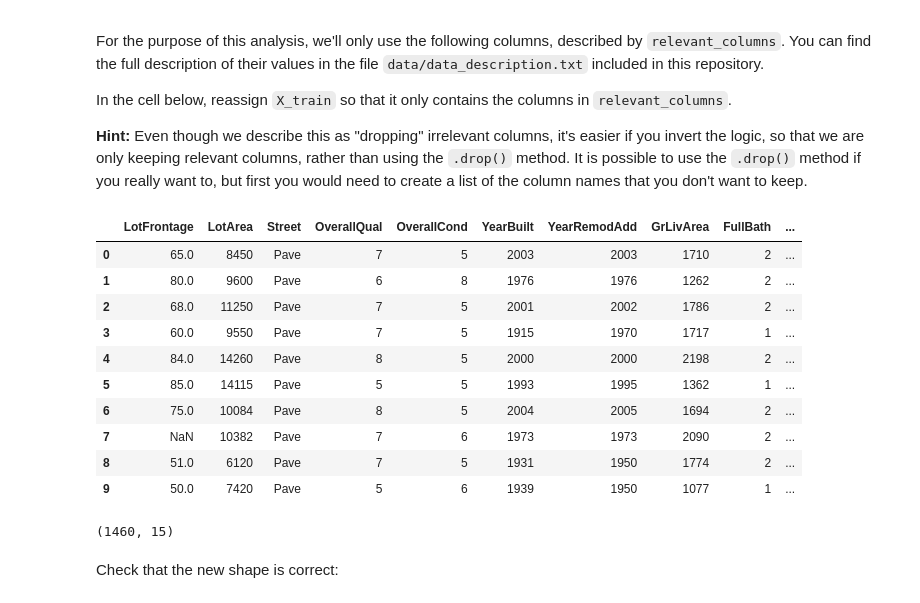
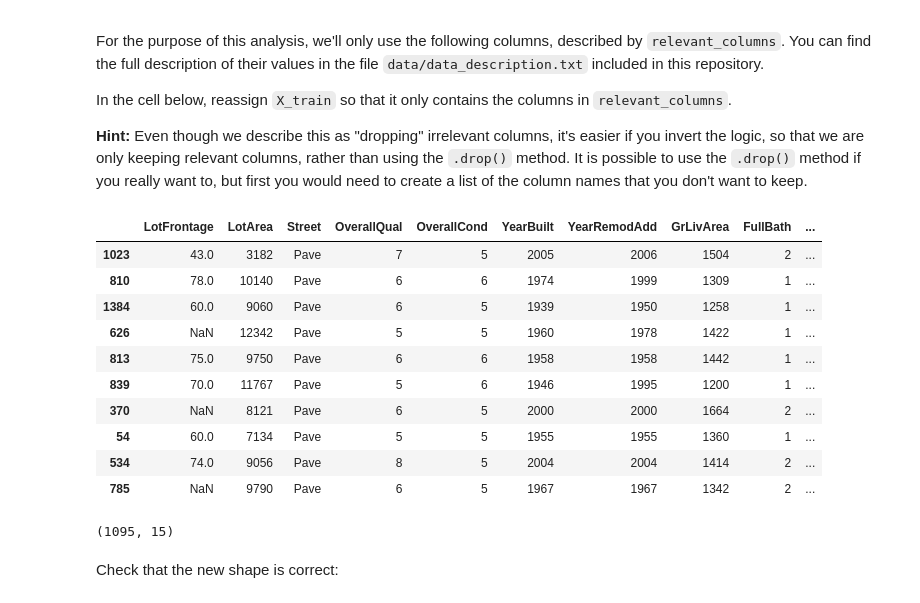
Before and after one commit to Wolfie3D/dsc-sklearn-preprocessing-lab, a Jupyter notebook: index.ipynb, the cells around one changed output. Saved outputs shown, nothing was run; the diff lists cells and outputs as text; code cells hidden in the pictures.

```diff
--- a/index.ipynb
+++ b/index.ipynb
@@ -132,46 +132,46 @@ In the cell below, reassign `X_train` so that it only contains the columns in `r
 # %%
 # Replace None with appropriate code
 
 # Declare relevant columns
 relevant_columns = [
     'LotFrontage',  # Linear feet of street connected to property
     'LotArea',      # Lot size in square feet
     'Street',       # Type of road access to property
     'OverallQual',  # Rates the overall material and finish of the house
     'OverallCond',  # Rates the overall condition of the house
     'YearBuilt',    # Original construction date
     'YearRemodAdd', # Remodel date (same as construction date if no remodeling or additions)
     'GrLivArea',    # Above grade (ground) living area square feet
     'FullBath',     # Full bathrooms above grade
     'BedroomAbvGr', # Bedrooms above grade (does NOT include basement bedrooms)
     'TotRmsAbvGrd', # Total rooms above grade (does not include bathrooms)
     'Fireplaces',   # Number of fireplaces
     'FireplaceQu',  # Fireplace quality
     'MoSold',       # Month Sold (MM)
     'YrSold'        # Year Sold (YYYY)
 ]
 
 # Reassign X_train so that it only contains relevant columns
-X_train = df[relevant_columns]
+X_train = X_train.loc[:, relevant_columns]
 
-# Visually inspect X_train
+# Visually inspect X_trai'n
 X_train.head(10)
 # %% [output]
 |  | LotFrontage | LotArea | Street | OverallQual | OverallCond | YearBuilt | YearRemodAdd | GrLivArea | FullBath | ... |
-| 0 | 65.0 | 8450 | Pave | 7 | 5 | 2003 | 2003 | 1710 | 2 | ... |
-| 1 | 80.0 | 9600 | Pave | 6 | 8 | 1976 | 1976 | 1262 | 2 | ... |
-| 2 | 68.0 | 11250 | Pave | 7 | 5 | 2001 | 2002 | 1786 | 2 | ... |
-| 3 | 60.0 | 9550 | Pave | 7 | 5 | 1915 | 1970 | 1717 | 1 | ... |
-| 4 | 84.0 | 14260 | Pave | 8 | 5 | 2000 | 2000 | 2198 | 2 | ... |
-| 5 | 85.0 | 14115 | Pave | 5 | 5 | 1993 | 1995 | 1362 | 1 | ... |
-| 6 | 75.0 | 10084 | Pave | 8 | 5 | 2004 | 2005 | 1694 | 2 | ... |
-| 7 | NaN | 10382 | Pave | 7 | 6 | 1973 | 1973 | 2090 | 2 | ... |
-| 8 | 51.0 | 6120 | Pave | 7 | 5 | 1931 | 1950 | 1774 | 2 | ... |
-| 9 | 50.0 | 7420 | Pave | 5 | 6 | 1939 | 1950 | 1077 | 1 | ... |
+| 1023 | 43.0 | 3182 | Pave | 7 | 5 | 2005 | 2006 | 1504 | 2 | ... |
+| 810 | 78.0 | 10140 | Pave | 6 | 6 | 1974 | 1999 | 1309 | 1 | ... |
+| 1384 | 60.0 | 9060 | Pave | 6 | 5 | 1939 | 1950 | 1258 | 1 | ... |
+| 626 | NaN | 12342 | Pave | 5 | 5 | 1960 | 1978 | 1422 | 1 | ... |
+| 813 | 75.0 | 9750 | Pave | 6 | 6 | 1958 | 1958 | 1442 | 1 | ... |
+| 839 | 70.0 | 11767 | Pave | 5 | 6 | 1946 | 1995 | 1200 | 1 | ... |
+| 370 | NaN | 8121 | Pave | 6 | 5 | 2000 | 2000 | 1664 | 2 | ... |
+| 54 | 60.0 | 7134 | Pave | 5 | 5 | 1955 | 1955 | 1360 | 1 | ... |
+| 534 | 74.0 | 9056 | Pave | 8 | 5 | 2004 | 2004 | 1414 | 2 | ... |
+| 785 | NaN | 9790 | Pave | 6 | 5 | 1967 | 1967 | 1342 | 2 | ... |
 # %%
 X_train.shape
 # %% [output]
-(1460, 15)
+(1095, 15)
 # %% [markdown]
 Check that the new shape is correct:
 # %%
```
Also changed, not shown: parts of 27 cells of this notebook.
